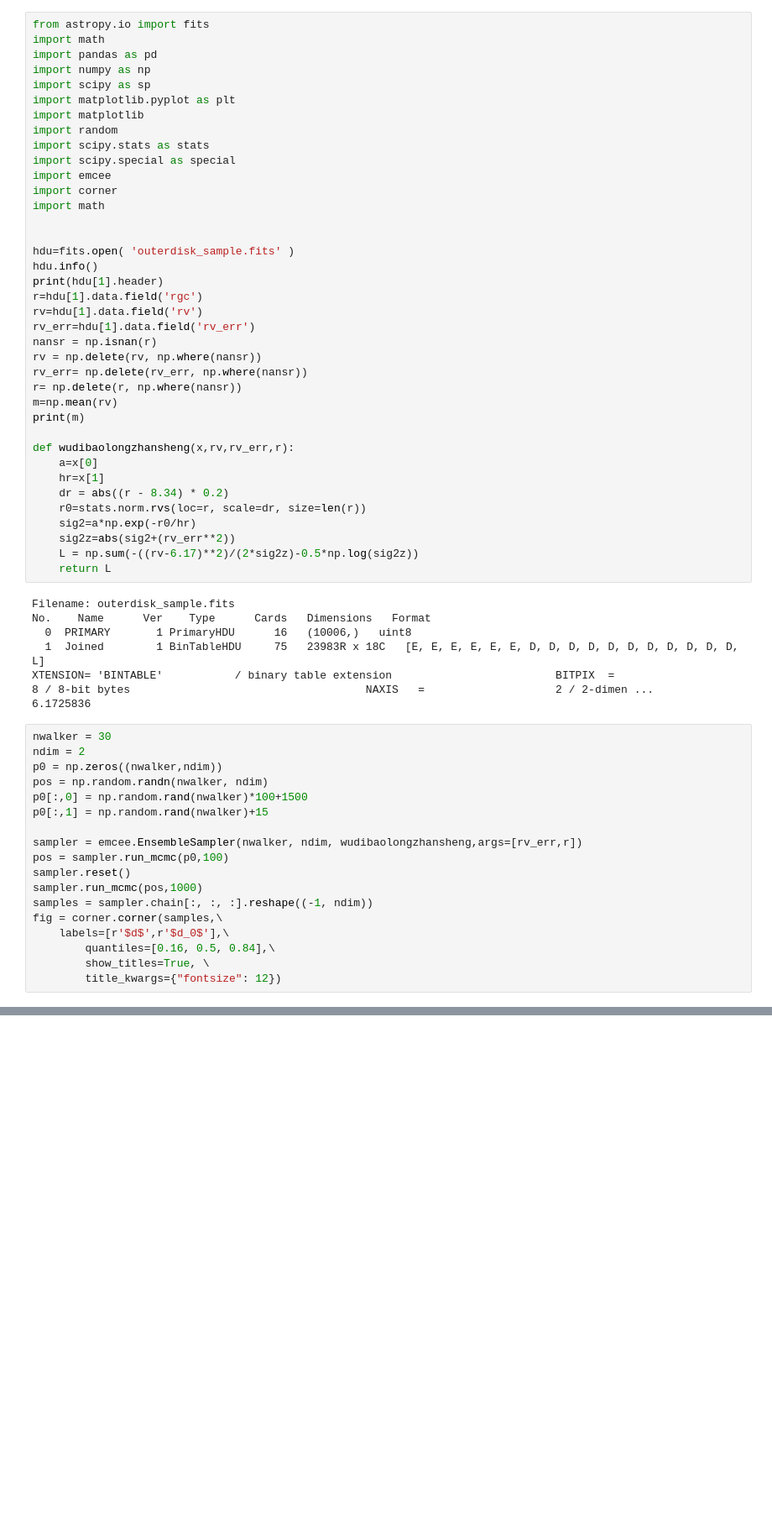
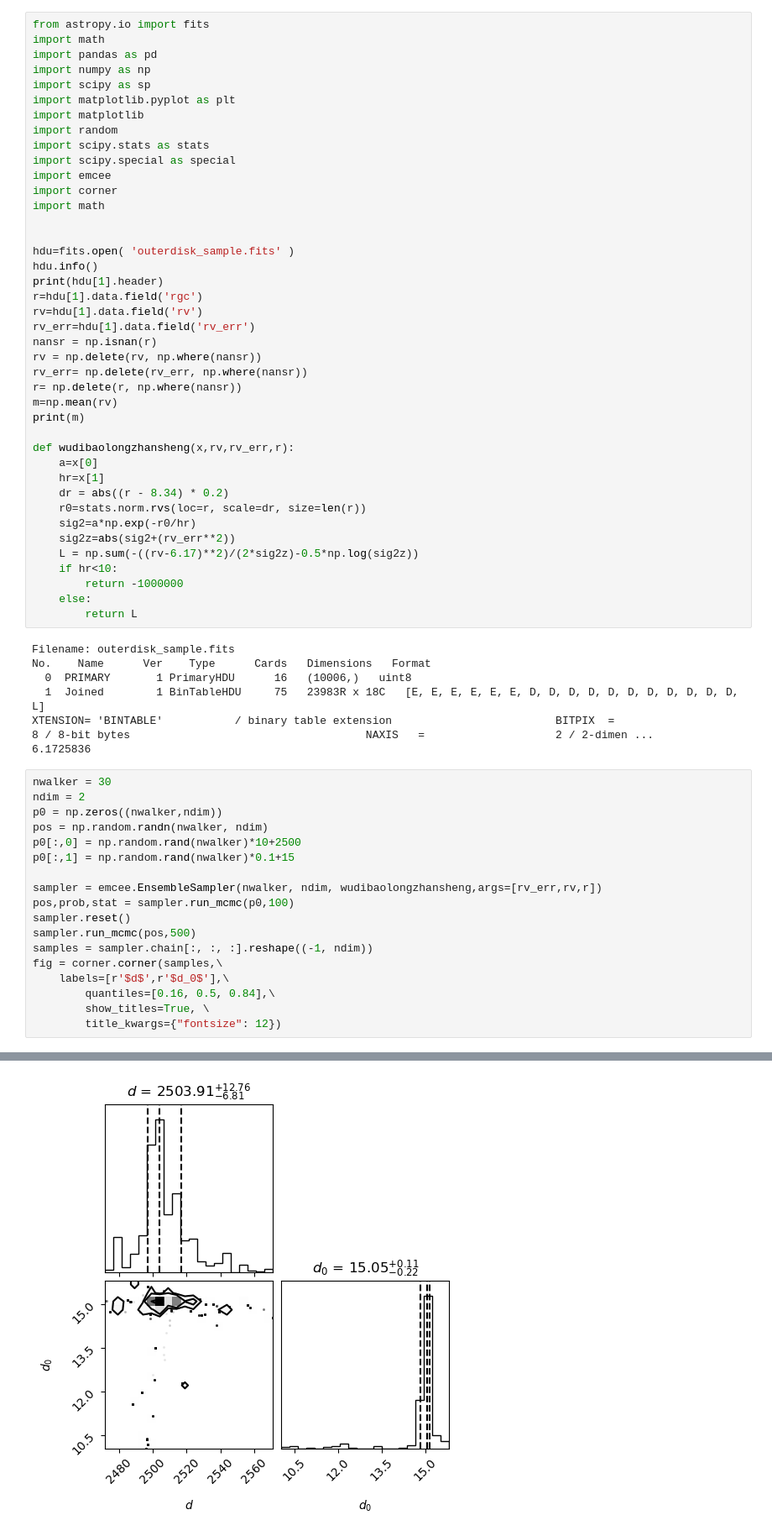
Before and after one commit to suiranruofeng/AstroStatisticsGW, a Jupyter notebook: 2/2.ipynb, the cells around one changed output, grey strips where cells are left out. Shown: that part at 84% size. Saved outputs shown, nothing was run; the diff lists cells and outputs as text; blank space fills up the shorter version.

```diff
--- a/2/2.ipynb
+++ b/2/2.ipynb
@@ -35,7 +35,10 @@ def wudibaolongzhansheng(x,rv,rv_err,r):
     sig2=a*np.exp(-r0/hr)
     sig2z=abs(sig2+(rv_err**2))
     L = np.sum(-((rv-6.17)**2)/(2*sig2z)-0.5*np.log(sig2z))
-    return L
+    if hr<10:
+        return -1000000
+    else:
+        return L
 # %% [output]
 Filename: outerdisk_sample.fits
 No.    Name      Ver    Type      Cards   Dimensions   Format
@@ -48,13 +51,13 @@ nwalker = 30
 ndim = 2
 p0 = np.zeros((nwalker,ndim))
 pos = np.random.randn(nwalker, ndim)
-p0[:,0] = np.random.rand(nwalker)*100+1500
-p0[:,1] = np.random.rand(nwalker)+15
+p0[:,0] = np.random.rand(nwalker)*10+2500
+p0[:,1] = np.random.rand(nwalker)*0.1+15
 
-sampler = emcee.EnsembleSampler(nwalker, ndim, wudibaolongzhansheng,args=[rv_err,r])
-pos = sampler.run_mcmc(p0,100)
+sampler = emcee.EnsembleSampler(nwalker, ndim, wudibaolongzhansheng,args=[rv_err,rv,r])
+pos,prob,stat = sampler.run_mcmc(p0,100)
 sampler.reset()
-sampler.run_mcmc(pos,1000)
+sampler.run_mcmc(pos,500)
 samples = sampler.chain[:, :, :].reshape((-1, ndim))
 fig = corner.corner(samples,\
     labels=[r'$d$',r'$d_0$'],\
@@ -75,0 +68 @@ TypeError: wudibaolongzhansheng() missing 2 required positional arguments: 'rv_e
+[figure, added]
```
Also changed, not shown: parts of 1 cell of this notebook.
